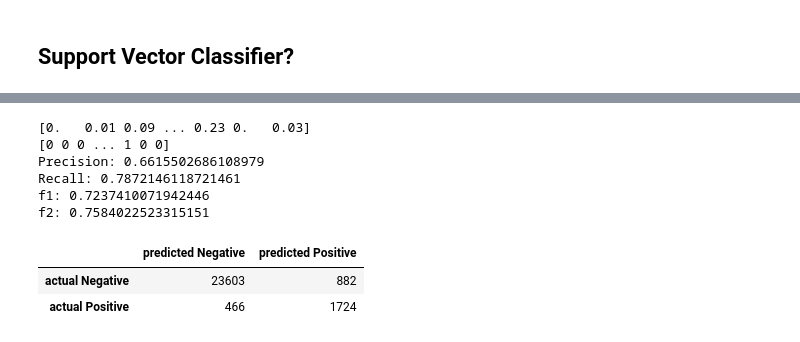
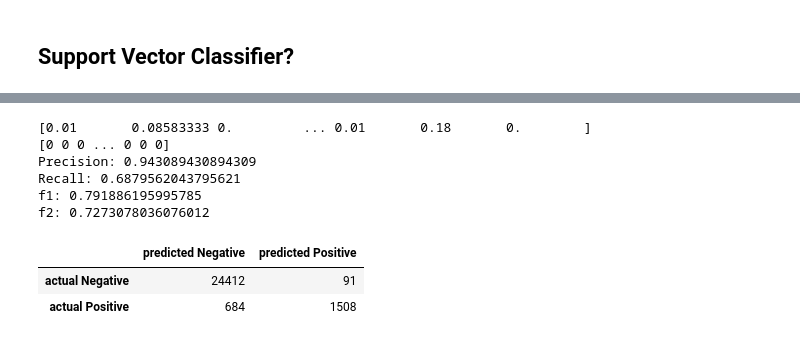
Before and after one commit to flaviagrasso/CSE204_Project, a Jupyter notebook: MachineLearningProject/MACHINE LEARNING PROJECT.ipynb, the cells around one changed output, grey strips where cells are left out. Cells and saved outputs as stored; diff of their text form; code cells hidden in the pictures.

```diff
--- a/MachineLearningProject/MACHINE LEARNING PROJECT.ipynb
+++ b/MachineLearningProject/MACHINE LEARNING PROJECT.ipynb
@@ -457,0 +480,19 @@ F1 Score(lg): 0.5831037649219467 f2(lg): 0.7268772893772895 i = 9.5
+# %%
+class_weights = {0: 1/4, 1: 7/4}
+
+f1 = f1_score(Y_test, y_pred)
+f2 = fbeta_score(Y_test, y_pred,beta=2)
+
+
+    # Print the F1 score and Average Precision Score
+
+classifier = LogisticRegression(class_weight=class_weights,max_iter=100000)
+classifier.fit(X_train, Y_train)
+y_pred = classifier.predict(X_test)
+
+f1 = f1_score(Y_test, y_pred)
+f2 = fbeta_score(Y_test, y_pred,beta=2)
+print("F1 Score:", f1)
+print("F2 Score:", f2)
+conf = confusion(Y_test, y_pred, labels=['Negative', 'Positive'])
+conf
@@ -482,38 +531,38 @@ conf
 # %%
 from sklearn.ensemble import RandomForestClassifier
 from sklearn.metrics import precision_score, recall_score, fbeta_score
 
 
 
 classifier = RandomForestClassifier(n_estimators=100)
 
 classifier.fit(X_train, Y_train)
 
 y_pred_prob = classifier.predict_proba(X_test)[:, 1]
 print(y_pred_prob)
-threshold = 0.2  # Adjust this value to prioritize recall
+threshold = 0.5  # Adjust this value to prioritize recall
 
 # Convert probabilities to binary predictions based on the adjusted threshold
 y_pred = (y_pred_prob > threshold).astype(int)
 print(y_pred)
 # Calculate precision and recall
 precision = precision_score(Y_test, y_pred)
 recall = recall_score(Y_test, y_pred)
 f2 = fbeta_score(Y_test, y_pred,beta=2)
 
 print("Precision:", precision)
 print("Recall:", recall)
 print("f1:",f1)
 print("f2:",f2)
 conf = confusion(Y_test, y_pred, labels=['Negative', 'Positive'])
 conf
 # %% [output]
-[0.   0.01 0.09 ... 0.23 0.   0.03]
-[0 0 0 ... 1 0 0]
-Precision: 0.6615502686108979
-Recall: 0.7872146118721461
-f1: 0.7237410071942446
-f2: 0.7584022523315151
+[0.01       0.08583333 0.         ... 0.01       0.18       0.        ]
+[0 0 0 ... 0 0 0]
+Precision: 0.943089430894309
+Recall: 0.6879562043795621
+f1: 0.791886195995785
+f2: 0.7273078036076012
 |  | predicted Negative | predicted Positive |
-| actual Negative | 23603 | 882 |
-| actual Positive | 466 | 1724 |
+| actual Negative | 24412 | 91 |
+| actual Positive | 684 | 1508 |
```
Also changed, not shown: parts of 18 cells of this notebook.
